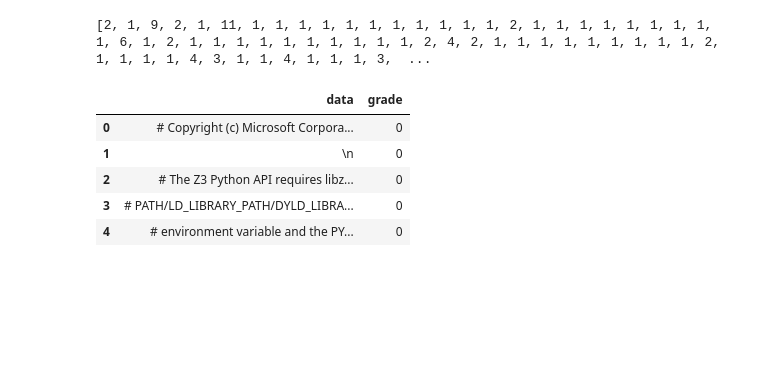
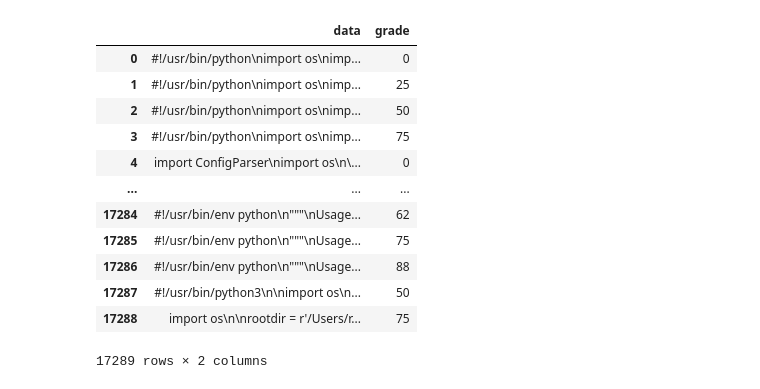
Before and after one commit to alihaider1264/sca-ml, a Jupyter notebook: Jupyter Notebooks/Testing/Python Dataset Testing Notebook.ipynb, the cells around one changed output. Drawn from its saved outputs; the diff is of its cells as text; code cells hidden in the pictures; blank space fills up the shorter version.

```diff
--- a/Jupyter Notebooks/Testing/Python Dataset Testing Notebook.ipynb
+++ b/Jupyter Notebooks/Testing/Python Dataset Testing Notebook.ipynb
@@ -66,40 +84,56 @@ df.head()
 # %%
 #EXPERIMENT 1: Grade Generation Based off of the number of commits
 #Formula: round((commit/totalCommits)*100)
 #This is a very simple formula that will be used to generate a grade for the number of commits as the first dataset used to train the model
 #read the file path from the dataframe
 filesToIndex = df['path'].tolist()
 #Create an array of strings of folders which contain a 0.txt file
 foldersWithCommits = []
 for file in filesToIndex:
     for filelvl2 in searchFileName(pathToDataCollectorDatabase+file, "0.txt"):
         foldersWithCommits.append(file+filelvl2.removesuffix('0.txt'))
 
 #get the total number of commits for each folder
 totalCommits = []
 for folder in foldersWithCommits:
     totalCommits.append(len(searchFiles(pathToDataCollectorDatabase+folder, ['.txt'])))
-print (totalCommits)
 
 dataSet1 = pd.DataFrame(columns=['data', 'grade'])
 for i in foldersWithCommits:
+    #get the number of commits for each folder
+    numberOfCommits = len(searchFiles(pathToDataCollectorDatabase+i, ['.txt']))
     for j in range(len(searchFiles(pathToDataCollectorDatabase+i, ['.txt']))):
+        skip = False
         #open 'j'.txt and read it
         data = open(pathToDataCollectorDatabase+i+str(j)+'.txt', 'r', encoding="utf8")
+        dataread = data.read()
         #add the data to the dataframe
-        dataSet1temp = pd.DataFrame({'data': data, 'grade': round(j/len(searchFiles(pathToDataCollectorDatabase+i, ['.txt'])*100))})
-        dataSet1 = pd.concat([dataSet1, dataSet1temp], ignore_index=True)
+        if (numberOfCommits > 3):
+            dataSet1temp = pd.DataFrame({'data': dataread, 'grade': round((j/numberOfCommits)*100)}, index=[0])
+        elif (numberOfCommits <= 1):
+            skip = True
+        else:
+            #add a grade starting from 50% if there are less than 3 commits
+            dataSet1temp = pd.DataFrame({'data': dataread, 'grade': round(((j/numberOfCommits)*100)*.5+50)}, index=[0])
+        if (skip == False):
+            dataSet1 = pd.concat([dataSet1, dataSet1temp], ignore_index=True)
         #close the file
         data.close()
-dataSet1.head()
+dataSet1
 # %% [output]
+|  | data | grade |
+| 0 | #!/usr/bin/python\nimport os\nimp... | 0 |
+| 1 | #!/usr/bin/python\nimport os\nimp... | 25 |
+| 2 | #!/usr/bin/python\nimport os\nimp... | 50 |
+| 3 | #!/usr/bin/python\nimport os\nimp... | 75 |
+| 4 | import ConfigParser\nimport os\n\... | 0 |
+| ... | ... | ... |
+| 17284 | #!/usr/bin/env python\n"""\nUsage... | 62 |
+| 17285 | #!/usr/bin/env python\n"""\nUsage... | 75 |
+| 17286 | #!/usr/bin/env python\n"""\nUsage... | 88 |
+| 17287 | #!/usr/bin/python3\n\nimport os\n... | 50 |
+| 17288 | import os\n\nrootdir = r'/Users/r... | 75 |
-[2, 1, 9, 2, 1, 11, 1, 1, 1, 1, 1, 1, 1, 1, 1, 1, 1, 2, 1, 1, 1, 1, 1, 1, 1, 1, 1, 6, 1, 2, 1, 1, 1, 1, 1, 1, 1, 1, 1, 1, 2, 4, 2, 1, 1, 1, 1, 1, 1, 1, 1, 1, 2, 1, 1, 1, 1, 4, 3, 1, 1, 4, 1, 1, 1, 3,  ...
+17289 rows × 2 columns
-|  | data | grade |
-| 0 | # Copyright (c) Microsoft Corpora... | 0 |
-| 1 | \n | 0 |
-| 2 | # The Z3 Python API requires libz... | 0 |
-| 3 | # PATH/LD_LIBRARY_PATH/DYLD_LIBRA... | 0 |
-| 4 | # environment variable and the PY... | 0 |
 # %%
 #Dataset Structure (Data, Grade Value)
 #Grade Value: 0 = Bad, 100 = Good (int)
```
Also changed, not shown: parts of 10 cells of this notebook.
